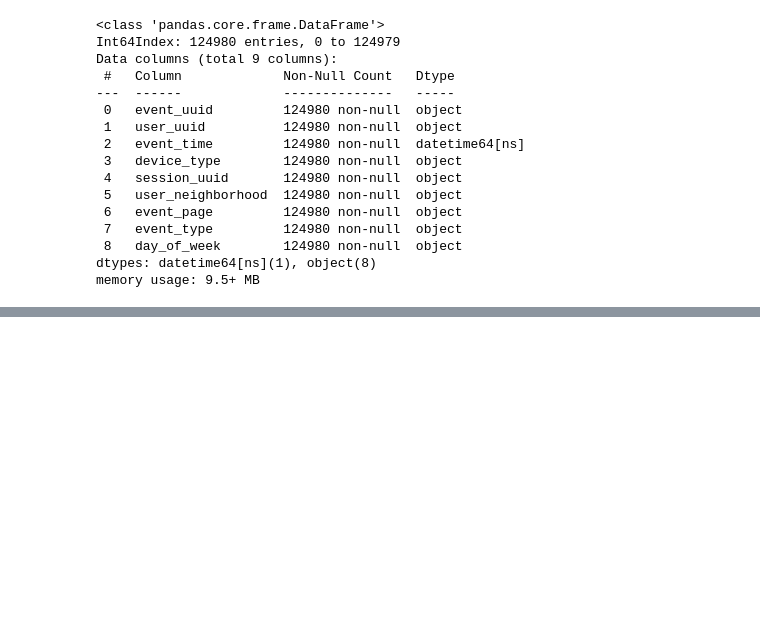
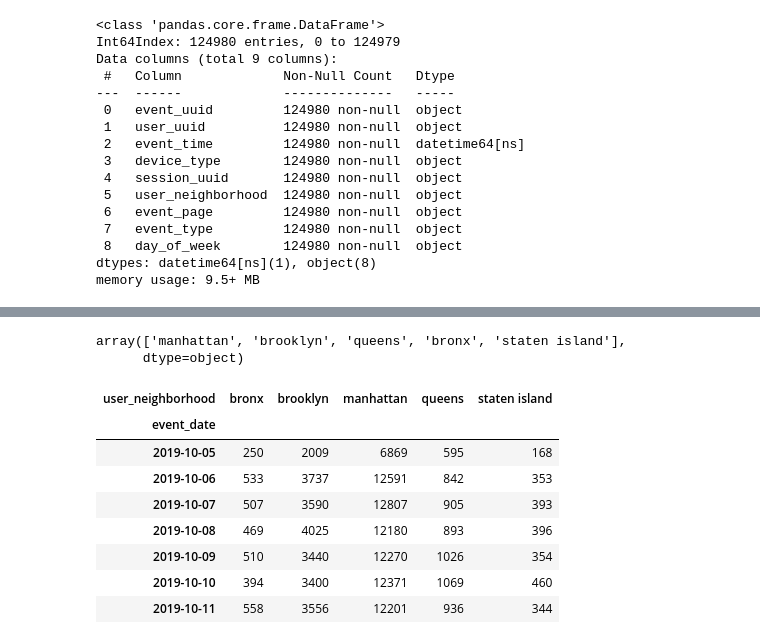
Before and after one commit to davimattar/udacity, a Jupyter notebook: log_extraction.ipynb, the cells around one changed output, grey strips where cells are left out. Drawn from its saved outputs; the diff is of its cells as text; code cells hidden in the pictures; blank space fills up the shorter version.

```diff
--- a/log_extraction.ipynb
+++ b/log_extraction.ipynb
@@ -84,0 +200,30 @@ memory usage: 9.5+ MB
+# %%
+df["user_neighborhood"].unique()
+# %% [output]
+array(['manhattan', 'brooklyn', 'queens', 'bronx', 'staten island'],
+      dtype=object)
+# %%
+# We will group by both 'event_date' and 'user_neighborhood' and then count the number of events,
+# filtering only for the specified event types.
+
+# List of specified user neighborhood to analyze
+specified_user_neighborhood = ['manhattan', 'brooklyn', 'queens', 'bronx', 'staten island']
+
+# Filter the DataFrame for the specified event types
+filtered_df = df[df['user_neighborhood'].isin(specified_user_neighborhood)]
+
+# Group by 'event_date' and 'user_neighborhood' and count the number of events
+device_by_type_per_day = filtered_df.groupby(['event_date', 'user_neighborhood']).size().unstack(fill_value=0)
+
+# For the specified dates, display the count of each user neighborhood
+device_by_type_per_day.loc[specified_dates]
+# %% [output]
+| user_neighborhood | bronx | brooklyn | manhattan | queens | staten island |
+| event_date |  |  |  |  |  |
+| 2019-10-05 | 250 | 2009 | 6869 | 595 | 168 |
+| 2019-10-06 | 533 | 3737 | 12591 | 842 | 353 |
+| 2019-10-07 | 507 | 3590 | 12807 | 905 | 393 |
+| 2019-10-08 | 469 | 4025 | 12180 | 893 | 396 |
+| 2019-10-09 | 510 | 3440 | 12270 | 1026 | 354 |
+| 2019-10-10 | 394 | 3400 | 12371 | 1069 | 460 |
+| 2019-10-11 | 558 | 3556 | 12201 | 936 | 344 |
```
Also changed, not shown: parts of 7 cells of this notebook, 3 other files.
